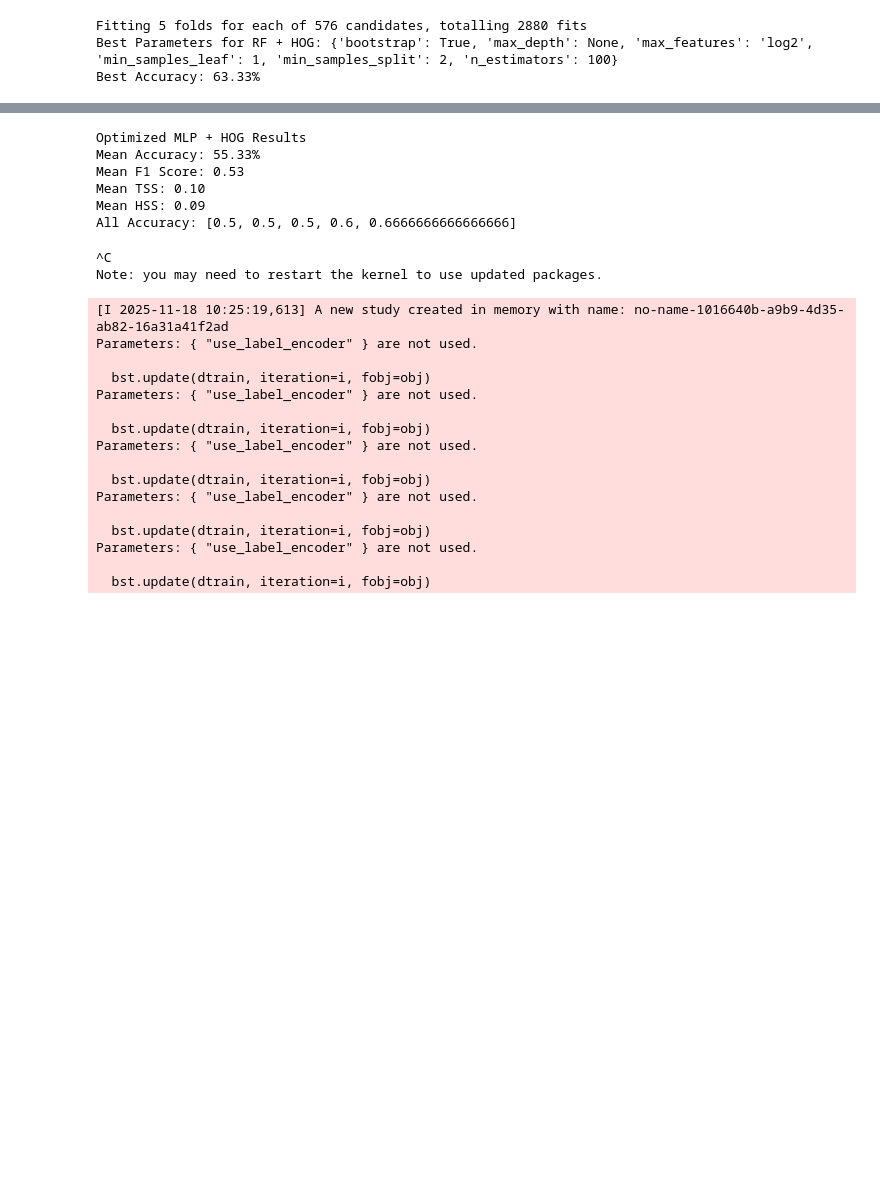
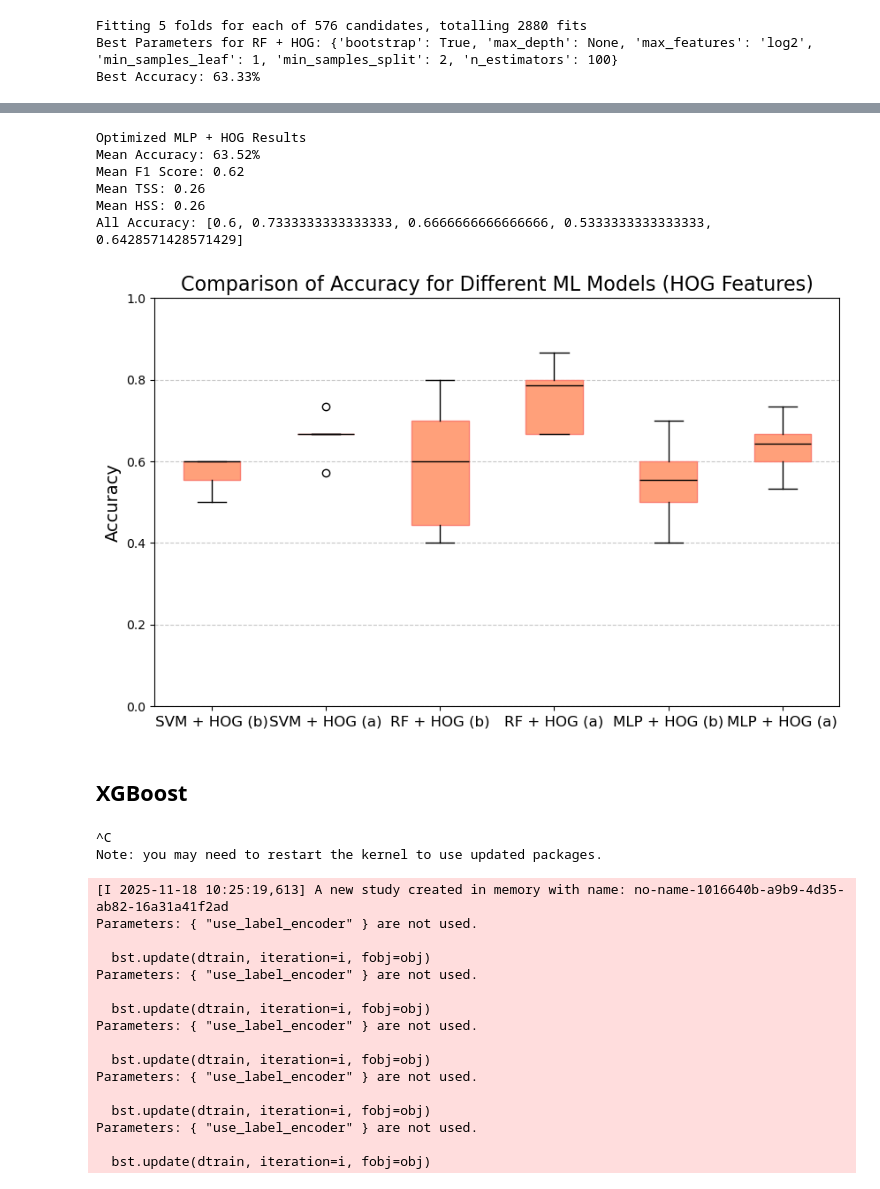
Before and after one commit to Gbp27/Polygon-Models, a Jupyter notebook: code.ipynb, the cells around one changed output, grey strips where cells are left out. Cells and saved outputs as stored; diff of their text form; code cells hidden in the pictures; blank space fills up the shorter version.

```diff
--- a/code.ipynb
+++ b/code.ipynb
@@ -2195,15 +2609,20 @@ X, y = np.array(X), np.array(y)
 clf = make_pipeline(
     StandardScaler(),
     MLPClassifier(
-        activation='tanh',
+        activation='relu',
         alpha=0.0001,
-        hidden_layer_sizes=(50,),
+        hidden_layer_sizes=(120, 60),
         learning_rate_init=0.01,
         solver='adam',
         max_iter=1000,
-        random_state=42
+        random_state=42,
+        early_stopping=True,
+        n_iter_no_change=20,
+        validation_fraction=0.1
     )
 )
+
+# {'activation': 'relu', 'alpha': 0.0001, 'hidden_layer_sizes': (120, 60), 'learning_rate_init': 0.01, 'solver': 'adam'}
 
 # clf = MLPClassifier(
 #     activation='tanh',
@@ -2243,11 +2662,41 @@ print(f"Mean HSS: {np.mean(hsss):.2f}")
 print(f"All Accuracy: {accs}")
 # %% [output]
 Optimized MLP + HOG Results
-Mean Accuracy: 55.33%
-Mean F1 Score: 0.53
-Mean TSS: 0.10
-Mean HSS: 0.09
-All Accuracy: [0.5, 0.5, 0.5, 0.6, 0.6666666666666666]
+Mean Accuracy: 63.52%
+Mean F1 Score: 0.62
+Mean TSS: 0.26
+Mean HSS: 0.26
+All Accuracy: [0.6, 0.7333333333333333, 0.6666666666666666, 0.5333333333333333, 0.6428571428571429]
+# %%
+import matplotlib.pyplot as plt
+
+accuracy_data = {
+    "SVM + HOG (b)": [0.5, 0.6, 0.6, 0.6, 0.5555555555555556],
+    "SVM + HOG (a)": [0.6666666666666666, 0.6666666666666666, 0.7333333333333333, 0.6666666666666666, 0.5714285714285714],
+    "RF + HOG (b)": [0.7, 0.4, 0.8, 0.6, 0.4444444444444444],
+    "RF + HOG (a)": [0.6666666666666666, 0.8, 0.8666666666666667, 0.6666666666666666, 0.7857142857142857],
+    "MLP + HOG (b)": [0.5, 0.4, 0.7, 0.6, 0.5555555555555556],
+    "MLP + HOG (a)": [0.6, 0.7333333333333333, 0.6666666666666666, 0.5333333333333333, 0.6428571428571429]
+}
+
+plt.figure(figsize=(10, 6))
+plt.boxplot(accuracy_data.values(), patch_artist=True,
+            boxprops=dict(facecolor='lightsalmon', color='salmon'),
+            medianprops=dict(color='black'),
+            whiskerprops=dict(color='black'),
+            capprops=dict(color='black'))
+
+plt.xticks(range(1, len(accuracy_data) + 1), accuracy_data.keys(), fontsize=12)
+plt.ylabel("Accuracy", fontsize=14)
+plt.title("Comparison of Accuracy for Different ML Models (HOG Features)", fontsize=16)
+plt.grid(axis='y', linestyle='--', alpha=0.7)
+plt.ylim(0, 1)
+
+plt.show()
+# %% [output]
+[figure, new version]
+# %% [markdown]
+## XGBoost
 # %%
 pip install optuna
 # %% [output]
```
Also changed, not shown: parts of 47 cells of this notebook, 8 other files.
